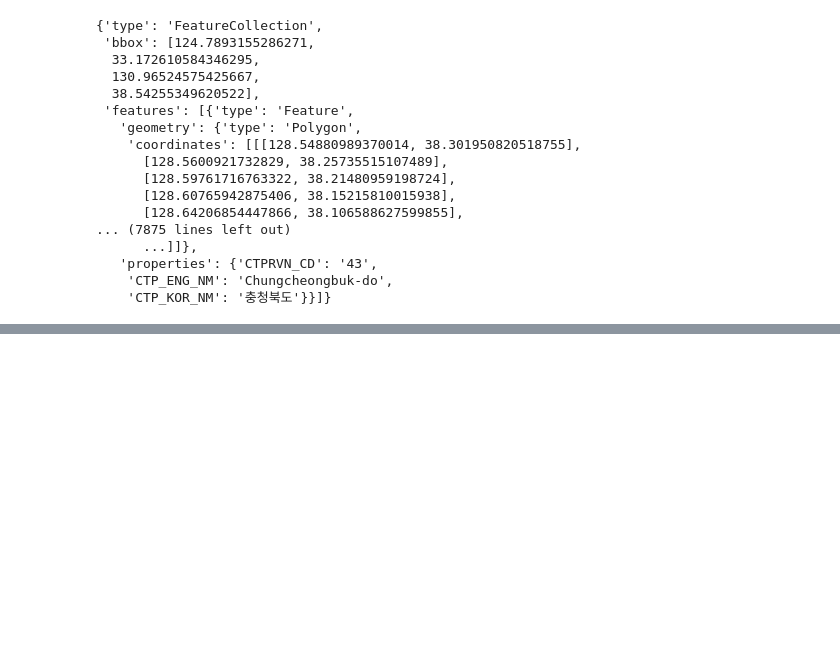
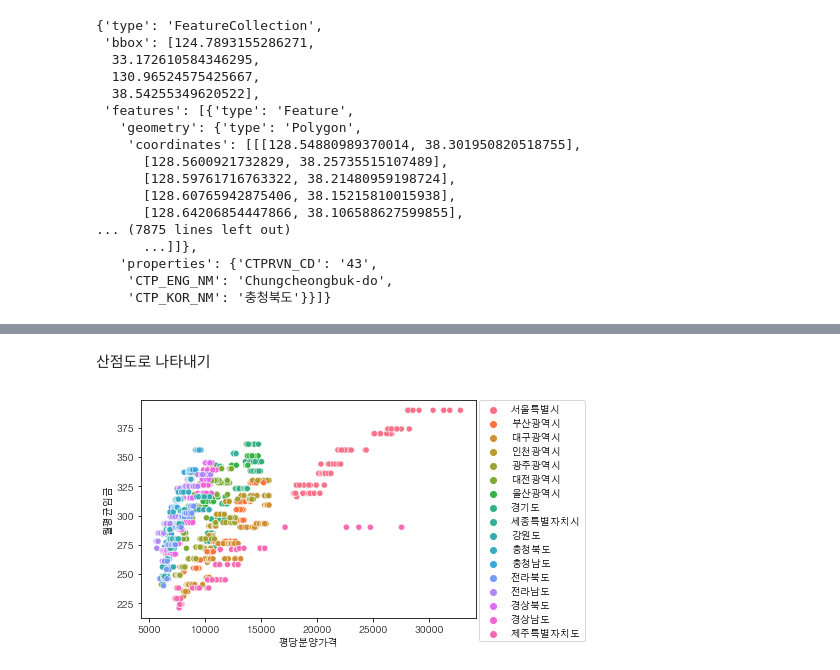
Before and after one commit to winwin-jang-gu/APT_price, a Jupyter notebook: project/apt_visual.ipynb, the cells around one changed output, grey strips where cells are left out. Cells and saved outputs as stored; diff of their text form; code cells hidden in the pictures; blank space fills up the shorter version.

```diff
--- a/project/apt_visual.ipynb
+++ b/project/apt_visual.ipynb
@@ -6,3 +10,9 @@ import json
+# %%
+# 한글 폰트 설정
+font_path = "C:/Windows/Fonts/H2GTRM.TTF"
+font = font_manager.FontProperties(fname=font_path).get_name()
+plt.rcParams['axes.unicode_minus'] = False
+rc('font',family=font)
 # %%
 df = pd.read_csv('../data/지역별_연도별_비교데이터_합본.csv',encoding='utf-8',index_col=0)
 df.info()
@@ -130,0 +147,3 @@ map
+# %%
+df = df.replace(0, np.NaN)
+df
@@ -130,0 +164,11 @@ map
+# %% [markdown]
+산점도로 나타내기
+# %%
+# 행정구역별 평당분양가격과 소득의 관계
+x = sns.scatterplot(data=df, y='소득', x='평당분양가격', hue='행정구역')
+plt.legend(bbox_to_anchor=(1.01, 1), loc=2, borderaxespad=0)
+x.set_ylabel('월평균임금')
+
+plt.show()
+# %% [output]
+[figure, added]
```
Also changed, not shown: parts of 7 cells of this notebook, 1 other file.
